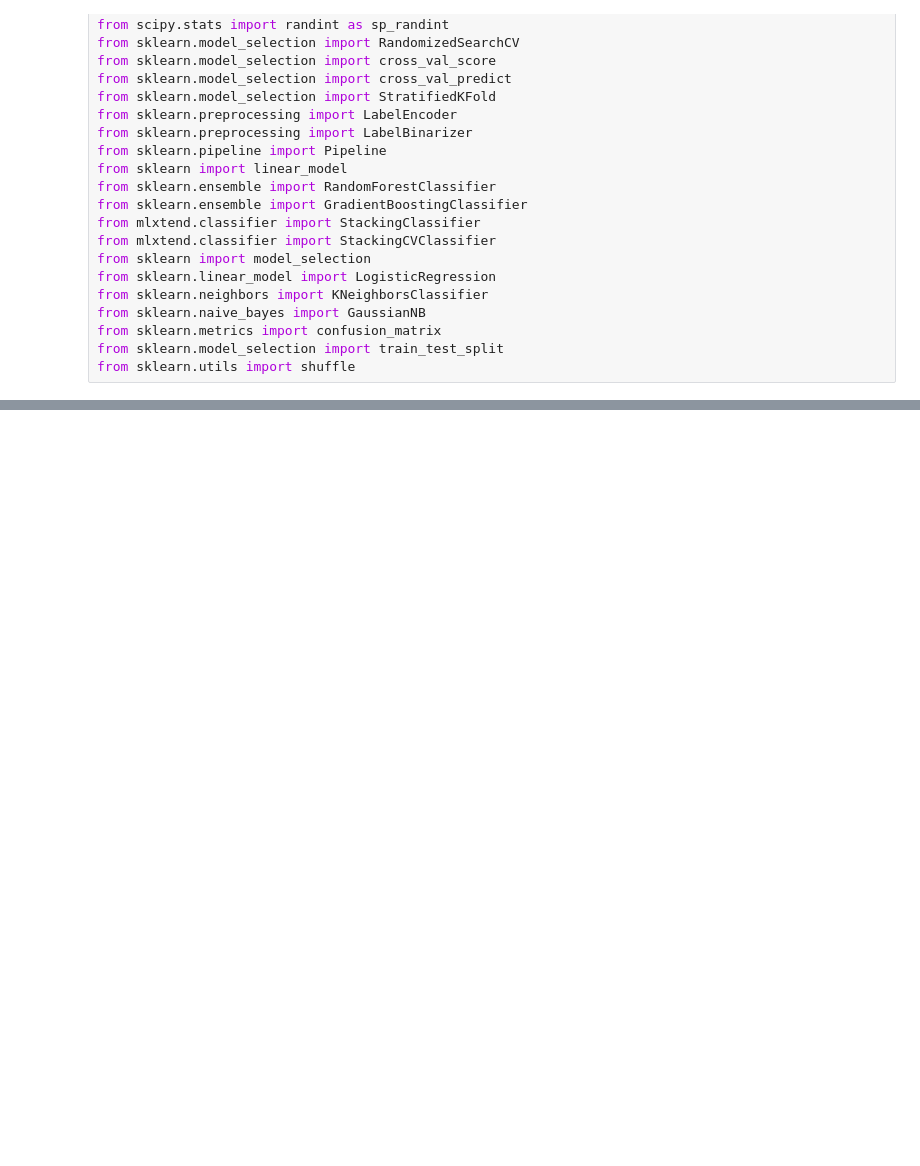
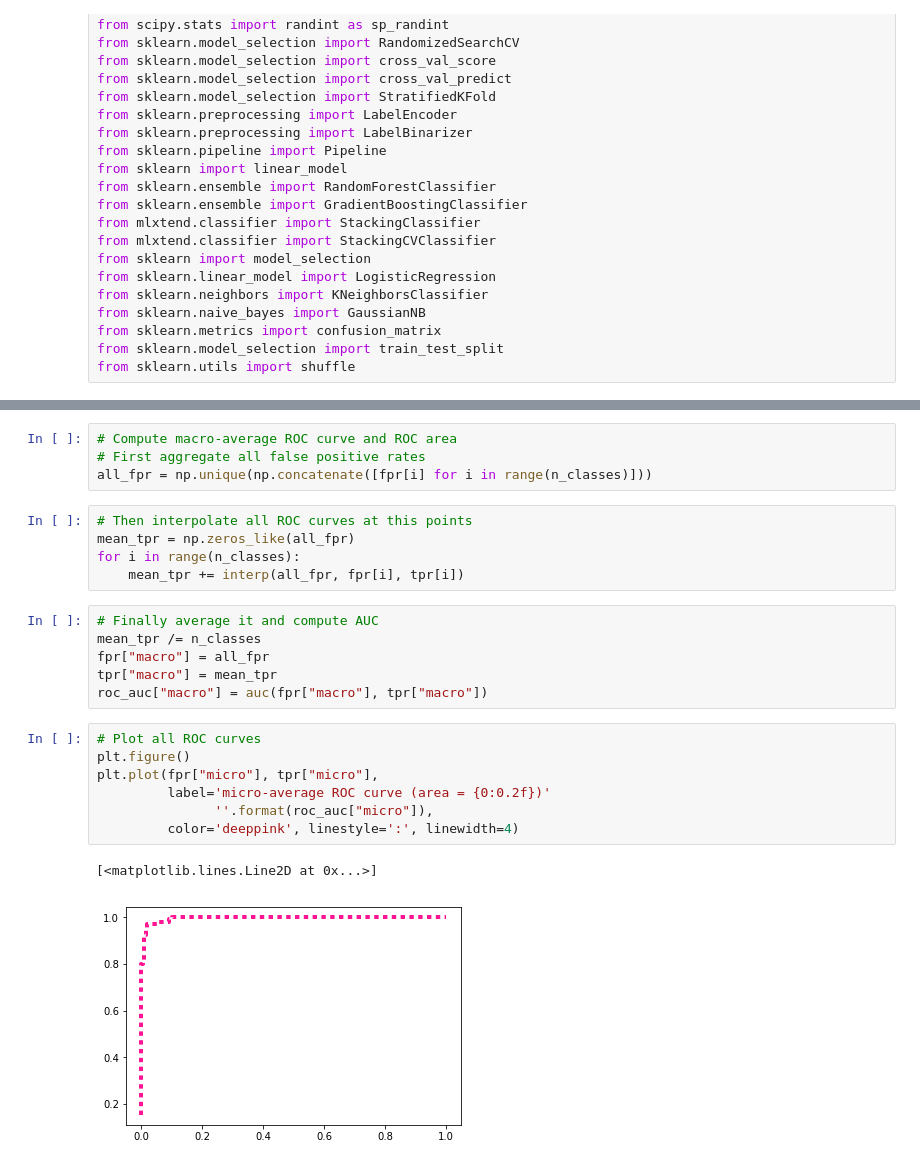
Before and after one commit to afeierman/Knowhere, a Jupyter notebook: code/ROC.ipynb, the cells around one changed output, grey strips where cells are left out. Drawn from its saved outputs; the diff is of its cells as text; blank space fills up the shorter version.

```diff
--- a/code/ROC.ipynb
+++ b/code/ROC.ipynb
@@ -363,0 +80,25 @@ array([[ 555,    0,    0,    0,    0,    0,    0,    0,    0,    0],
+# %%
+# Compute macro-average ROC curve and ROC area
+# First aggregate all false positive rates
+all_fpr = np.unique(np.concatenate([fpr[i] for i in range(n_classes)]))
+# %%
+# Then interpolate all ROC curves at this points
+mean_tpr = np.zeros_like(all_fpr)
+for i in range(n_classes):
+    mean_tpr += interp(all_fpr, fpr[i], tpr[i])
+# %%
+# Finally average it and compute AUC
+mean_tpr /= n_classes
+fpr["macro"] = all_fpr
+tpr["macro"] = mean_tpr
+roc_auc["macro"] = auc(fpr["macro"], tpr["macro"])
+# %%
+# Plot all ROC curves
+plt.figure()
+plt.plot(fpr["micro"], tpr["micro"],
+         label='micro-average ROC curve (area = {0:0.2f})'
+               ''.format(roc_auc["micro"]),
+         color='deeppink', linestyle=':', linewidth=4)
+# %% [output]
+[<matplotlib.lines.Line2D at 0x...>]
+[figure, added]
```
Also changed, not shown: parts of 39 cells of this notebook.
